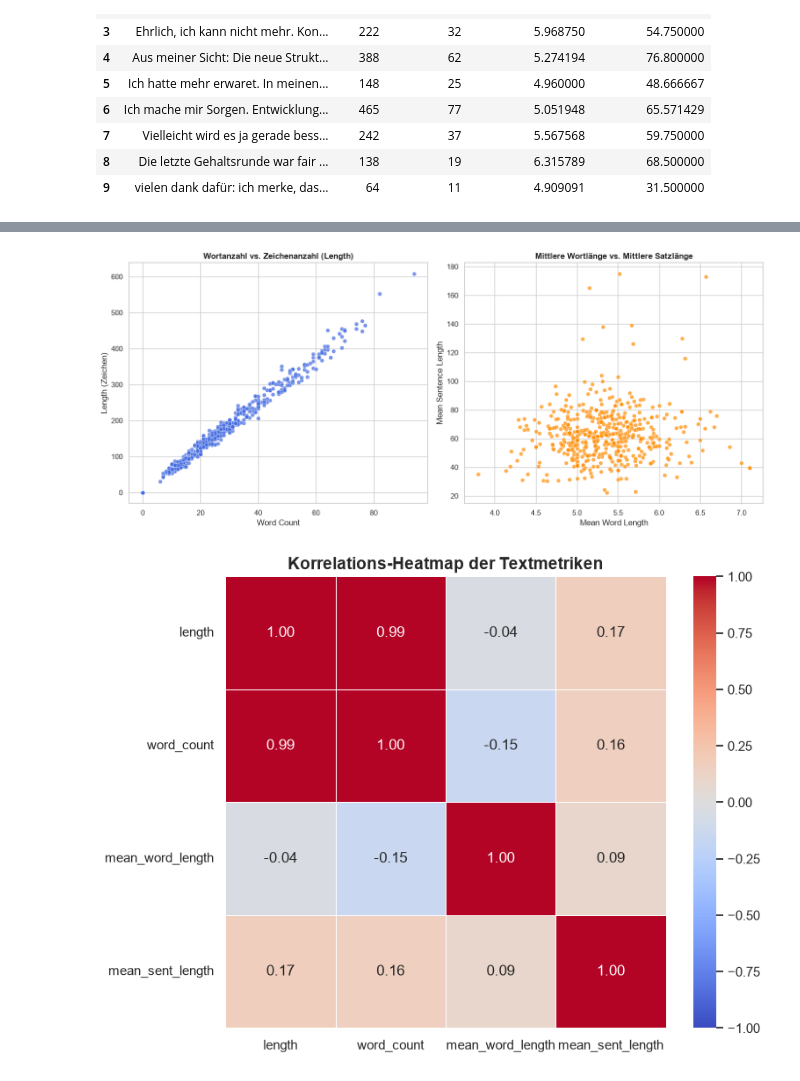
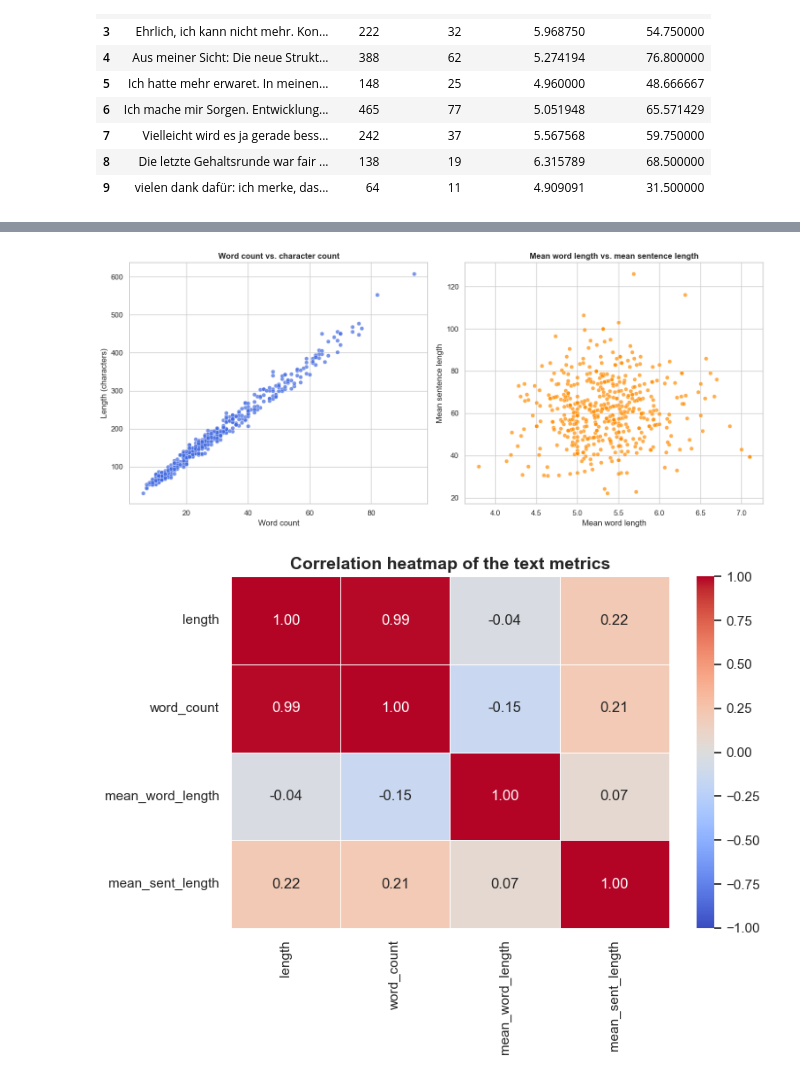
Before and after one commit to IzziePy/ELFI-capstone, a Jupyter notebook: eda.ipynb, the cells around one changed output, grey strips where cells are left out. Saved outputs shown, nothing was run; the diff lists cells and outputs as text; code cells hidden in the pictures.

```diff
--- a/eda.ipynb
+++ b/eda.ipynb
@@ -1029,10 +1280,15 @@ np.mean([len(sent) for sent in tokenize.sent_tokenize(data['freitext_kommentar']
 # %% [output]
 np.float64(61.0)
 # %%
-data['mean_sent_length'] = data['freitext_kommentar'].map(lambda rev: np.mean([len(sent) for sent in tokenize.sent_tokenize(rev)]))
-data[['freitext_kommentar','length','word_count','mean_word_length','mean_sent_length']].head(10)
+# mean_sent_length = average number of characters per sentence
+def mean_sent_length(feedback):
+    sentences = tokenize.sent_tokenize(feedback, language='german')
+    return np.mean([len(sent) for sent in sentences]) if sentences else np.nan
 
-# mean_sent_length = durchschnittliche Anzahl an Zeichen pro Satz
+
+data['mean_sent_length'] = data['freitext_kommentar'].map(mean_sent_length)
+data[['freitext_kommentar', 'length', 'word_count',
+      'mean_word_length', 'mean_sent_length']].head(10)
 # %% [output]
 |  | freitext_kommentar | length | word_count | mean_word_length | mean_sent_length |
 | 0 | Ehrlich gesagt: Ich weiß genau, w... | 123 | 19 | 5.526316 | 61.000000 |
@@ -1056,21 +1317,19 @@ Um zu sehen, wie sich die Werte über alle Kommentare hinweg verteilen (z. B. ob
 # %%
-
-# Spaltennamen aus deiner EDA:
-# 'length', 'word_count', 'mean_word_length', 'mean_sent_length'
-
 text_metrics = ['length', 'word_count', 'mean_word_length', 'mean_sent_length']
 
-# Stil für die Plots festlegen
+# Only responses that contain a comment - the 18 empty ones would produce a
+# spike at zero and distort every distribution.
+comments = data.loc[data['has_comment']]
+
 sns.set_theme(style='whitegrid')
 
-# 1. Histogramme mit KDE für alle Metriken
 plt.figure(figsize=(14, 10))
-for i, col in enumerate(metrics, 1):
-  plt.subplot(2, 2, i)
-  sns.histplot(data=data, x=col, kde=True, color='skyblue')
-  plt.title(f'Verteilung von {col}', fontsize=12, fontweight='bold')
-  plt.xlabel(col)
-  plt.ylabel('Häufigkeit')
+for i, col in enumerate(text_metrics, 1):
+    plt.subplot(2, 2, i)
+    sns.histplot(data=comments, x=col, kde=True, color='skyblue')
+    plt.title(f'Distribution of {col}', fontsize=12, fontweight='bold')
+    plt.xlabel(col)
+    plt.ylabel('Frequency')
 
 plt.tight_layout()
 plt.show()
@@ -1105,63 +1364,52 @@ Hier prüfst du, wie die Metriken miteinander korrelieren.
 # %%
-# Vorbereitung: Stil festlegen
 sns.set_theme(style='whitegrid')
 
-# 1. Scatterplots (Streudiagramme)
 fig, axes = plt.subplots(1, 2, figsize=(14, 6))
 
-# Scatterplot 1: word_count vs. length
 sns.scatterplot(
-    data=data,
+    data=comments,
     x='word_count',
     y='length',
     ax=axes[0],
     color='royalblue',
     alpha=0.7,
 )
-axes[0].set_title(
-    'Wortanzahl vs. Zeichenanzahl (Length)', fontsize=12, fontweight='bold'
-)
-axes[0].set_xlabel('Word Count')
-axes[0].set_ylabel('Length (Zeichen)')
+axes[0].set_title('Word count vs. character count', fontsize=12, fontweight='bold')
+axes[0].set_xlabel('Word count')
+axes[0].set_ylabel('Length (characters)')
 
-# Scatterplot 2: mean_word_length vs. mean_sent_length
 sns.scatterplot(
-    data=data,
+    data=comments,
     x='mean_word_length',
     y='mean_sent_length',
     ax=axes[1],
     color='darkorange',
     alpha=0.7,
 )
-axes[1].set_title(
-    'Mittlere Wortlänge vs. Mittlere Satzlänge', fontsize=12, fontweight='bold'
-)
-axes[1].set_xlabel('Mean Word Length')
-axes[1].set_ylabel('Mean Sentence Length')
+axes[1].set_title('Mean word length vs. mean sentence length', fontsize=12, fontweight='bold')
+axes[1].set_xlabel('Mean word length')
+axes[1].set_ylabel('Mean sentence length')
 
 plt.tight_layout()
 plt.show()
 # %% [output]
-[figure, old version]
+[figure, new version]
 # %%
-# 2. Korrelations-Heatmap für alle Textmetriken
-text_metrics = ['length', 'word_count', 'mean_word_length', 'mean_sent_length']
-corr_matrix = data[text_metrics].corr()
+# Correlation heatmap of all text metrics
+corr_text = comments[text_metrics].corr()
 
 plt.figure(figsize=(8, 6))
 sns.heatmap(
-    corr_matrix,
+    corr_text,
     annot=True,
     cmap='coolwarm',
     vmin=-1,
     vmax=1,
     fmt='.2f',
     linewidths=0.5,
 )
-plt.title(
-    'Korrelations-Heatmap der Textmetriken', fontsize=14, fontweight='bold'
-)
+plt.title('Correlation heatmap of the text metrics', fontsize=14, fontweight='bold')
 plt.tight_layout()
 plt.show()
 # %% [output]
-[figure, old version]
+[figure, new version]
```
Also changed, not shown: parts of 109 cells of this notebook, 3 other files.
